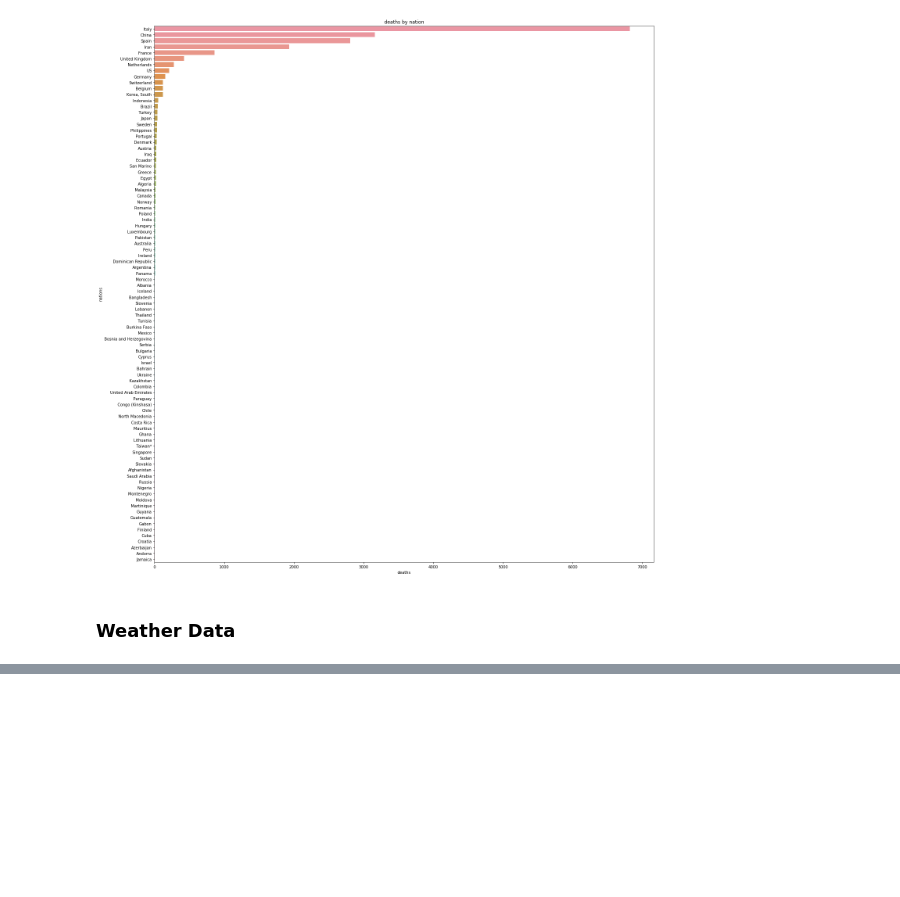
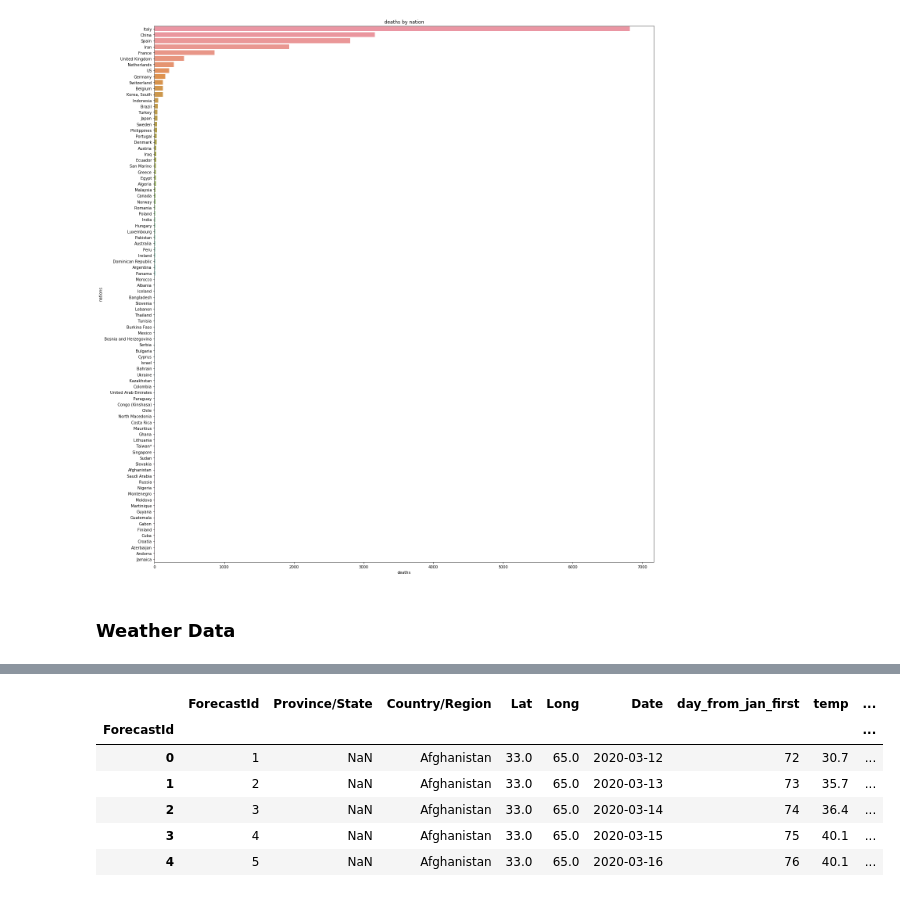
Before and after one commit to sdlee1026/machine, a Jupyter notebook: kaggle/COVID/0326.ipynb, the cells around one changed output, grey strips where cells are left out. Drawn from its saved outputs; the diff is of its cells as text; code cells hidden in the pictures; blank space fills up the shorter version.

```diff
--- a/kaggle/COVID/0326.ipynb
+++ b/kaggle/COVID/0326.ipynb
@@ -324,0 +315,10 @@ Name: Date, Length: 17892, dtype: object
+# %%
+mo_test = test['Date'].apply(lambda x: x[5:7])
+da_test = test['Date'].apply(lambda x: x[8:10])
+
+test['day_from_jan_first'] = (da_test.apply(int)
+                               + 31*(mo_test=='02')
+                               + 60*(mo_test=='03')
+                               + 91*(mo_test=='04')
+                              )
+# test data
@@ -324,0 +348,14 @@ Name: Date, Length: 17892, dtype: object
+# %%
+test_C = []
+for j in test.index:
+    test_df = test.iloc[j:(j+1)]
+    test_mat = cdist(test_df[['Lat','Long', 'day_from_jan_first']],
+                weather_df[['lat','lon', 'day_from_jan_first']],
+                metric='euclidean')
+    # Compute distance between each pair of the two collections of inputs.
+        # euclidean distance using
+    test_new_df = pd.DataFrame(test_mat, index=test_df.ForecastId, columns=weather_df.index)
+    test_arr = test_new_df.values
+    test_new_close = np.where(test_arr == np.nanmin(test_arr, axis=1)[:,None],test_new_df.columns,False)
+    test_L = [i[i.astype(bool)].tolist()[0] for i in test_new_close]
+    test_C.append(test_L[0])
@@ -324,0 +379,14 @@ Name: Date, Length: 17892, dtype: object
+# %%
+test['closest_station'] = test_C
+test = test.set_index('closest_station').join(weather_df[['temp', 'min', 'max', 'stp', 'wdsp', 'prcp', 'fog']], ).reset_index().drop(['index'], axis=1)
+test.sort_values(by=['ForecastId'], inplace=True)
+test.index = test['ForecastId'].apply(lambda x: x-1)
+test.head()
+# %% [output]
+|  | ForecastId | Province/State | Country/Region | Lat | Long | Date | day_from_jan_first | temp | ... |
+| ForecastId |  |  |  |  |  |  |  |  | ... |
+| 0 | 1 | NaN | Afghanistan | 33.0 | 65.0 | 2020-03-12 | 72 | 30.7 | ... |
+| 1 | 2 | NaN | Afghanistan | 33.0 | 65.0 | 2020-03-13 | 73 | 35.7 | ... |
+| 2 | 3 | NaN | Afghanistan | 33.0 | 65.0 | 2020-03-14 | 74 | 36.4 | ... |
+| 3 | 4 | NaN | Afghanistan | 33.0 | 65.0 | 2020-03-15 | 75 | 40.1 | ... |
+| 4 | 5 | NaN | Afghanistan | 33.0 | 65.0 | 2020-03-16 | 76 | 40.1 | ... |
```
Also changed, not shown: parts of 30 cells of this notebook, 2 other files.
